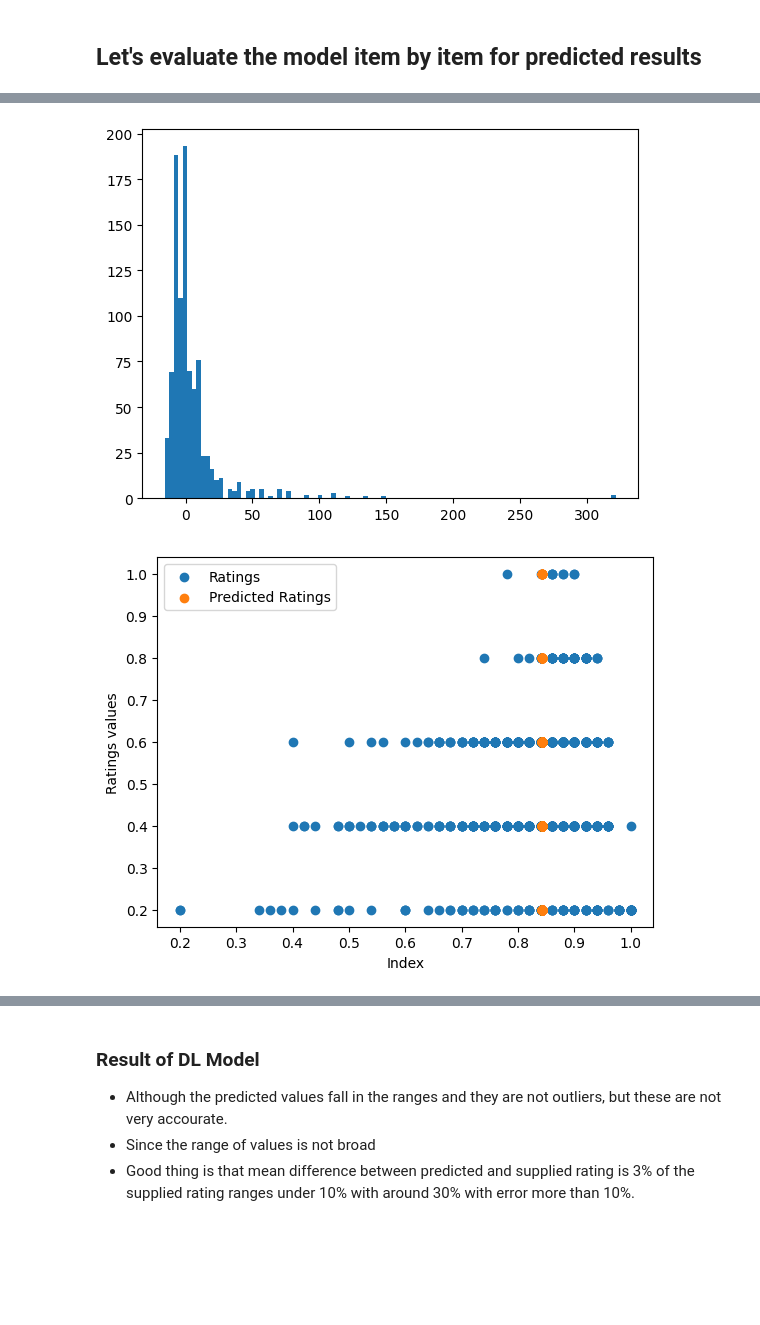
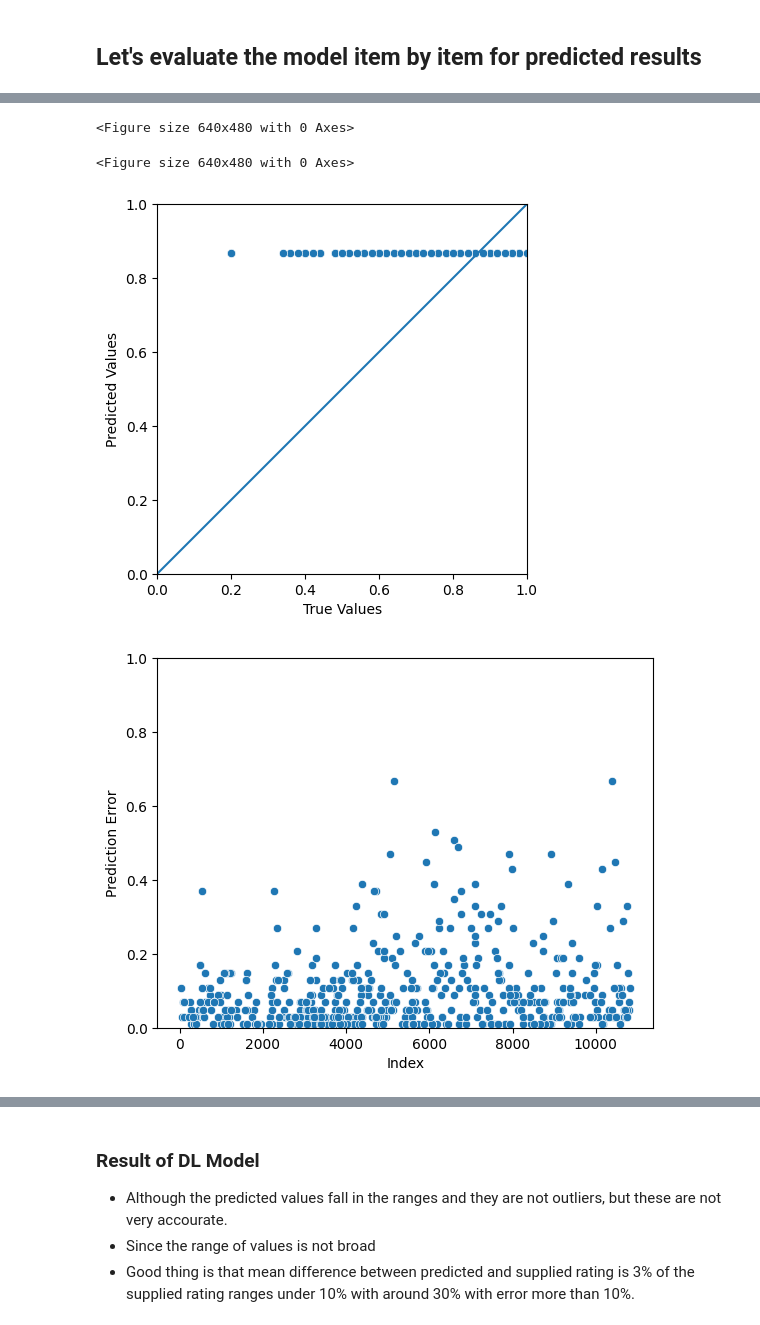
Before and after one commit to snajeebz/GoogleAppStoreDA, a Jupyter notebook: notebook1a804bb997.ipynb, the cells around one changed output, grey strips where cells are left out. Drawn from its saved outputs; the diff is of its cells as text; code cells hidden in the pictures; blank space fills up the shorter version.

```diff
--- a/notebook1a804bb997.ipynb
+++ b/notebook1a804bb997.ipynb
@@ -207,10 +209,10 @@ df['Installs']=df['Installs'].apply(lambda x: int(x))
 # %% [markdown]
 #### Now let's make a bin for Installs. The same needs to be done with reviews.
 # %%
-df['Install_bins'] = pd.cut(x=df['Installs'], bins=[0, 1000, 100000, 10000000,100000000,1000000000,], labels=[1,2,3,4,5])
+df['Install_bins'] = pd.cut(x=df['Installs'], bins=[-1, 1000, 100000, 10000000,100000000,1000000000,], labels=[1,2,3,4,5])
 df['Install_bins']=pd.to_numeric(df['Install_bins'], errors='raise')
 # Reviews Bins Might also be required
-df['Reviews_bins'] = pd.cut(x=df['Reviews'], bins=[0, 100, 10000, 100000,1000000,100000000,], labels=[1,2,3,4,5])
+df['Reviews_bins'] = pd.cut(x=df['Reviews'], bins=[-1, 100, 10000, 100000,1000000,100000000,], labels=[1,2,3,4,5])
 df['Reviews_bins']=pd.to_numeric(df['Install_bins'], errors='raise')
 
 df.info()
@@ -463,9 +502,12 @@ X.head()
 # %%
 # Let's convert it into classification Data
 
-X=pd.get_dummies(X,columns=['Reviews_bins', 'Install_bins'])
+
+X_train=pd.get_dummies(X_train,columns=['Reviews_bins', 'Install_bins'])
+X_test=pd.get_dummies(X_test,columns=['Reviews_bins', 'Install_bins'])
+X_train = pd.DataFrame(X_train).astype('float32')
+X_test = pd.DataFrame(X_test).astype('float32')
 #y=pd.get_dummies(y,columns=['Rating'])
-X_train,X_test,y_train, y_test=train_test_split(X,y,train_size=0.9, random_state=42)
-print(X_train.describe())
-print(y_test.describe())
+
+X_train.info()
 # %% [output]
@@ -490,5 +531,0 @@ max      5.000000
-# %%
-y_train[['Rating']]=y_train[['Rating']]/5
-y_test[['Rating']]=y_test[['Rating']]/5
-
-y_train.head()
@@ -502,6 +532,6 @@ y_train.head()
 # %%
 model=tf.keras.Sequential([
-    tf.keras.layers.Dense(12,activation=tf.nn.softmax, input_shape=[len(X_train.keys())]),
+    tf.keras.layers.Dense(120,activation=tf.nn.softmax, input_shape=[len(X_train.keys())]),
     tf.keras.layers.Dense(128,activation=tf.nn.softmax, use_bias=True),
     tf.keras.layers.Dense(256,activation=tf.nn.softmax,use_bias=True),
     tf.keras.layers.Dense(256,activation=tf.nn.softmax),
@@ -603,19 +633,19 @@ def plotresults(results):
 
     results['percent error']=100*results['error']/results['Rating']
     plt.figure(1)
-    plt.hist(results['percent error'], bins=100)
-    plt.figure(2)
-    plt.xlabel('Index')
-    plt.ylabel('Ratings values')
-    plt.scatter(results['Rating'],results['Install_bins'], label='Ratings')
-    plt.scatter(results['Predicted Rating'],results['Install_bins'], label='Predicted Ratings')
-    plt.legend()
+   # plt.hist(results['percent error'], bins=100)
+   # plt.figure(2)
+   # plt.xlabel('Index')
+   # plt.ylabel('Ratings values')
+   # plt.scatter(results['Rating'],results['Install_bins'], label='Ratings')
+   # plt.scatter(results['Predicted Rating'],results['Install_bins'], label='Predicted Ratings')
+  #  plt.legend()
 
     plt.figure(3)
-    sns.boxenplot(data=results, y='percent error', x='Install_bins')
+  #  sns.boxenplot(data=results, y='percent error', x='Install_bins')
 
     plt.figure(4)
-    sns.scatterplot(data=results, x='Rating', y='Predicted Rating', hue='Install_bins')
+    sns.scatterplot(data=results, x='Rating', y='Predicted Rating')
     plt.xlabel('True Values')
     plt.ylabel('Predicted Values')
     plt.axis('equal')
@@ -624,7 +654,7 @@ def plotresults(results):
     plt.ylim([0,1])
     _=plt.plot([-100,100],[-100,100])
     plt.figure(5)
-    sns.scatterplot(data=results, x=results.index, y='error', hue='Install_bins')
+    sns.scatterplot(data=results, x=results.index, y='error')
     plt.xlabel('Index')
     plt.ylabel('Prediction Error')
     #plt.axis('equal')
@@ -657,2 +687,4 @@ results.describe()
+<Figure size 640x480 with 0 Axes>
+<Figure size 640x480 with 0 Axes>
-[figure, old version]
+[figure, new version]
-[figure, old version]
+[figure, new version]
```
Also changed, not shown: parts of 19 cells of this notebook.
